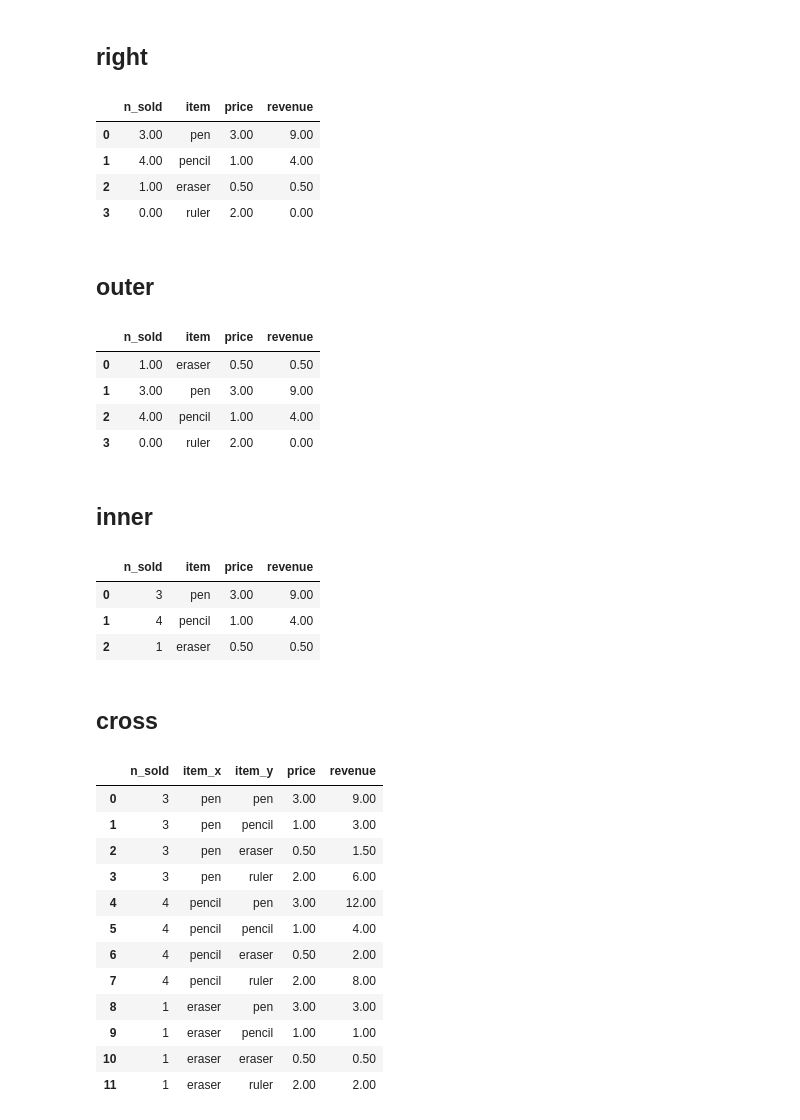
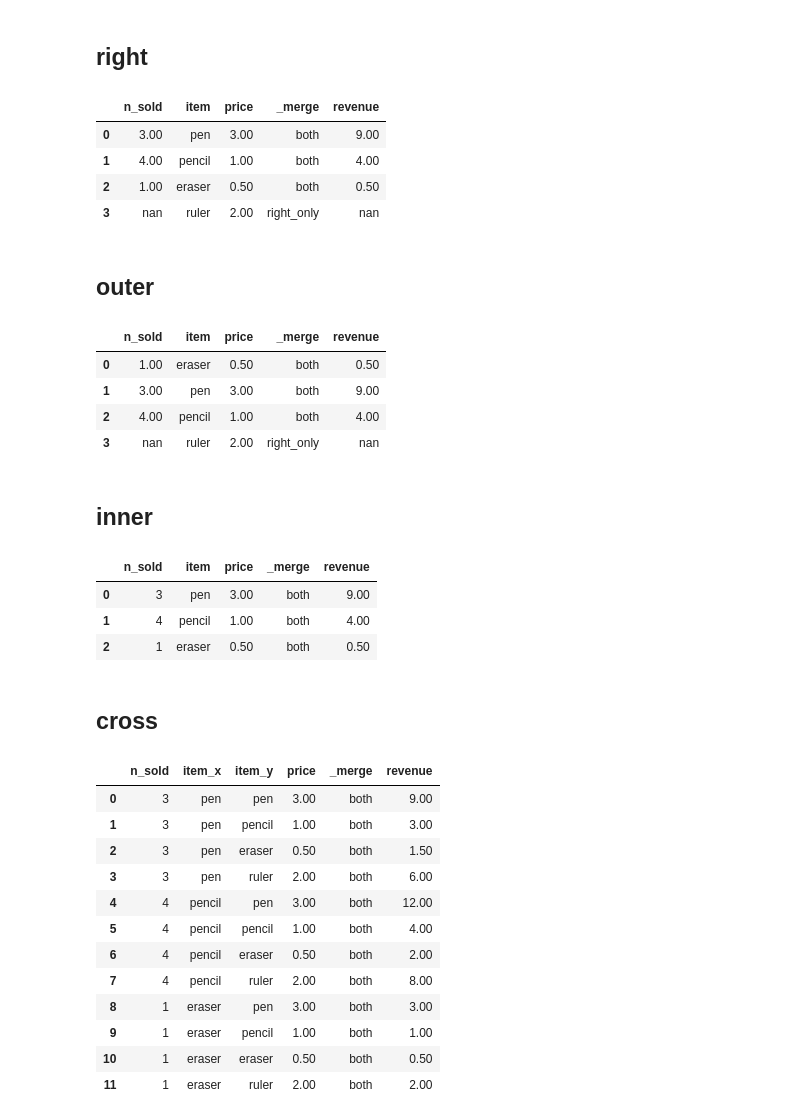
Before and after one commit to will-hill/Accelerated_Data_Sci, a Jupyter notebook: merge_Short.ipynb, the cells around one changed output. Saved outputs shown, nothing was run; the diff lists cells and outputs as text; code cells hidden in the pictures.

Commit message:
pd Merge NB for Short

```diff
--- a/merge_Short.ipynb
+++ b/merge_Short.ipynb
@@ -200,16 +220,17 @@ rev
 rev = sales.merge(
     right=prices,
     on='item',
-    how='right').fillna(0)
+    how='right',
+    indicator=True)
 
 rev['revenue'] = rev['n_sold'] * rev['price']
-rev                                                                                       .style.apply(func=style_columns, axis=None, subset=None, **cols).format(precision=2)
+rev                                                                                                                                        .style.apply(func=style_columns, axis=None, subset=None, **cols).format(precision=2)
 # %% [output]
-|  | n_sold | item | price | revenue |
-| 0 | 3.00 | pen | 3.00 | 9.00 |
-| 1 | 4.00 | pencil | 1.00 | 4.00 |
-| 2 | 1.00 | eraser | 0.50 | 0.50 |
-| 3 | 0.00 | ruler | 2.00 | 0.00 |
+|  | n_sold | item | price | _merge | revenue |
+| 0 | 3.00 | pen | 3.00 | both | 9.00 |
+| 1 | 4.00 | pencil | 1.00 | both | 4.00 |
+| 2 | 1.00 | eraser | 0.50 | both | 0.50 |
+| 3 | nan | ruler | 2.00 | right_only | nan |
 # %% [markdown]
 ## outer
 # %%
@@ -217,16 +238,17 @@ rev
 rev = sales.merge(
     right=prices,
     on='item',
-    how='outer').fillna(0)
+    how='outer',
+    indicator=True)
 
 rev['revenue'] = rev['n_sold'] * rev['price']
-rev                                                                                       .style.apply(func=style_columns, axis=None, subset=None, **cols).format(precision=2)
+rev                                                                                                                                        .style.apply(func=style_columns, axis=None, subset=None, **cols).format(precision=2)
 # %% [output]
-|  | n_sold | item | price | revenue |
-| 0 | 1.00 | eraser | 0.50 | 0.50 |
-| 1 | 3.00 | pen | 3.00 | 9.00 |
-| 2 | 4.00 | pencil | 1.00 | 4.00 |
-| 3 | 0.00 | ruler | 2.00 | 0.00 |
+|  | n_sold | item | price | _merge | revenue |
+| 0 | 1.00 | eraser | 0.50 | both | 0.50 |
+| 1 | 3.00 | pen | 3.00 | both | 9.00 |
+| 2 | 4.00 | pencil | 1.00 | both | 4.00 |
+| 3 | nan | ruler | 2.00 | right_only | nan |
 # %% [markdown]
 ## inner
 # %%
@@ -234,36 +256,38 @@ rev
 rev = sales.merge(
     right=prices,
     on='item',
-    how='inner').fillna(0)
+    how='inner',
+    indicator=True)
 
 rev['revenue'] = rev['n_sold'] * rev['price']
-rev                                                                                       .style.apply(func=style_columns, axis=None, subset=None, **cols).format(precision=2)
+rev                                                                                                                                        .style.apply(func=style_columns, axis=None, subset=None, **cols).format(precision=2)
 # %% [output]
-|  | n_sold | item | price | revenue |
-| 0 | 3 | pen | 3.00 | 9.00 |
-| 1 | 4 | pencil | 1.00 | 4.00 |
-| 2 | 1 | eraser | 0.50 | 0.50 |
+|  | n_sold | item | price | _merge | revenue |
+| 0 | 3 | pen | 3.00 | both | 9.00 |
+| 1 | 4 | pencil | 1.00 | both | 4.00 |
+| 2 | 1 | eraser | 0.50 | both | 0.50 |
 # %% [markdown]
 ## cross
 # %%
 # cross
 rev = sales.merge(
     right=prices,
-    how='cross').fillna(0)
+    how='cross',
+    indicator=True)
 
 rev['revenue'] = rev['n_sold'] * rev['price']
-rev                                                                                       .style.apply(func=style_columns, axis=None, subset=None, **cols).format(precision=2)
+rev                                                                                                                                        .style.apply(func=style_columns, axis=None, subset=None, **cols).format(precision=2)
 # %% [output]
-|  | n_sold | item_x | item_y | price | revenue |
-| 0 | 3 | pen | pen | 3.00 | 9.00 |
-| 1 | 3 | pen | pencil | 1.00 | 3.00 |
-| 2 | 3 | pen | eraser | 0.50 | 1.50 |
-| 3 | 3 | pen | ruler | 2.00 | 6.00 |
-| 4 | 4 | pencil | pen | 3.00 | 12.00 |
-| 5 | 4 | pencil | pencil | 1.00 | 4.00 |
-| 6 | 4 | pencil | eraser | 0.50 | 2.00 |
-| 7 | 4 | pencil | ruler | 2.00 | 8.00 |
-| 8 | 1 | eraser | pen | 3.00 | 3.00 |
-| 9 | 1 | eraser | pencil | 1.00 | 1.00 |
-| 10 | 1 | eraser | eraser | 0.50 | 0.50 |
-| 11 | 1 | eraser | ruler | 2.00 | 2.00 |
+|  | n_sold | item_x | item_y | price | _merge | revenue |
+| 0 | 3 | pen | pen | 3.00 | both | 9.00 |
+| 1 | 3 | pen | pencil | 1.00 | both | 3.00 |
+| 2 | 3 | pen | eraser | 0.50 | both | 1.50 |
+| 3 | 3 | pen | ruler | 2.00 | both | 6.00 |
+| 4 | 4 | pencil | pen | 3.00 | both | 12.00 |
+| 5 | 4 | pencil | pencil | 1.00 | both | 4.00 |
+| 6 | 4 | pencil | eraser | 0.50 | both | 2.00 |
+| 7 | 4 | pencil | ruler | 2.00 | both | 8.00 |
+| 8 | 1 | eraser | pen | 3.00 | both | 3.00 |
+| 9 | 1 | eraser | pencil | 1.00 | both | 1.00 |
+| 10 | 1 | eraser | eraser | 0.50 | both | 0.50 |
+| 11 | 1 | eraser | ruler | 2.00 | both | 2.00 |
```
Also changed, not shown: parts of 33 cells of this notebook, 1 other file.
